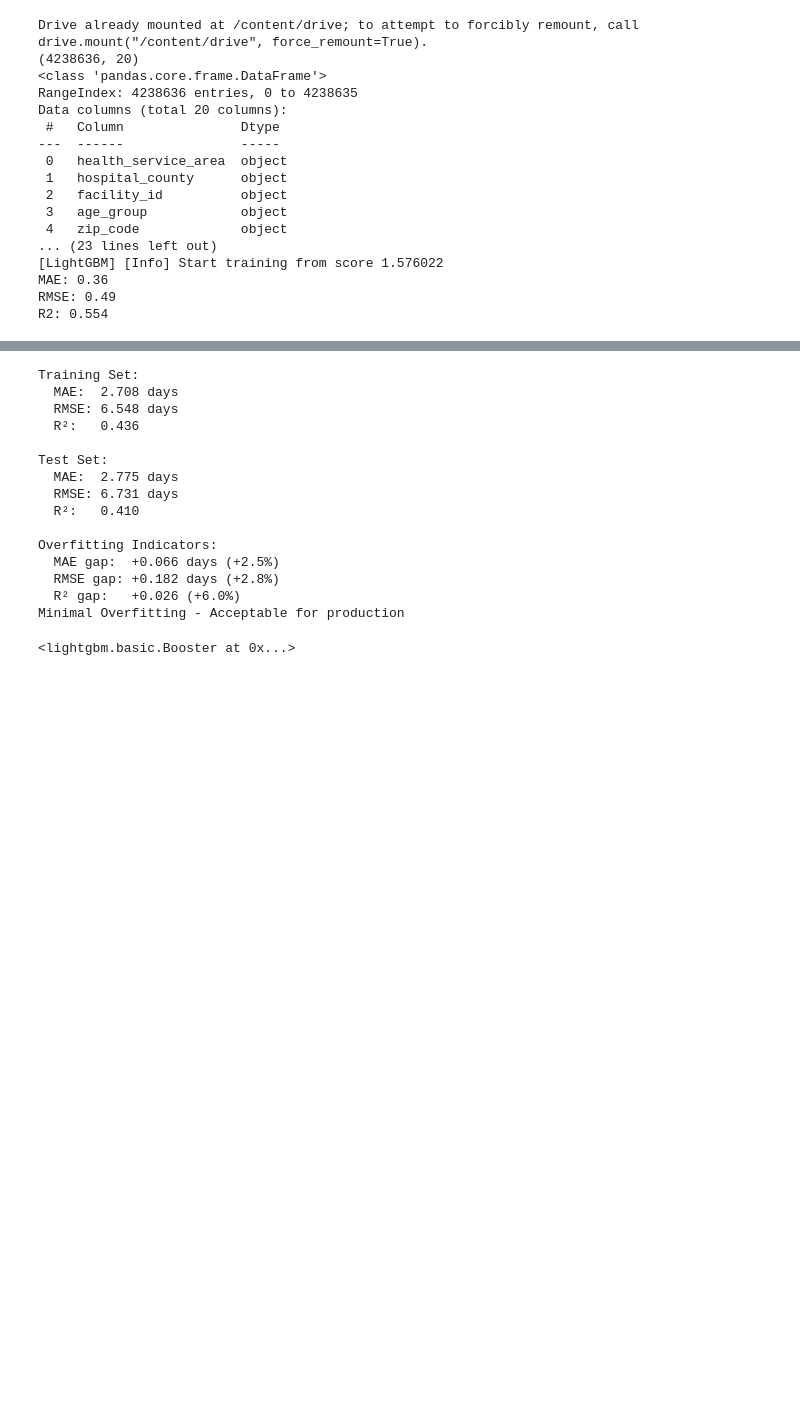
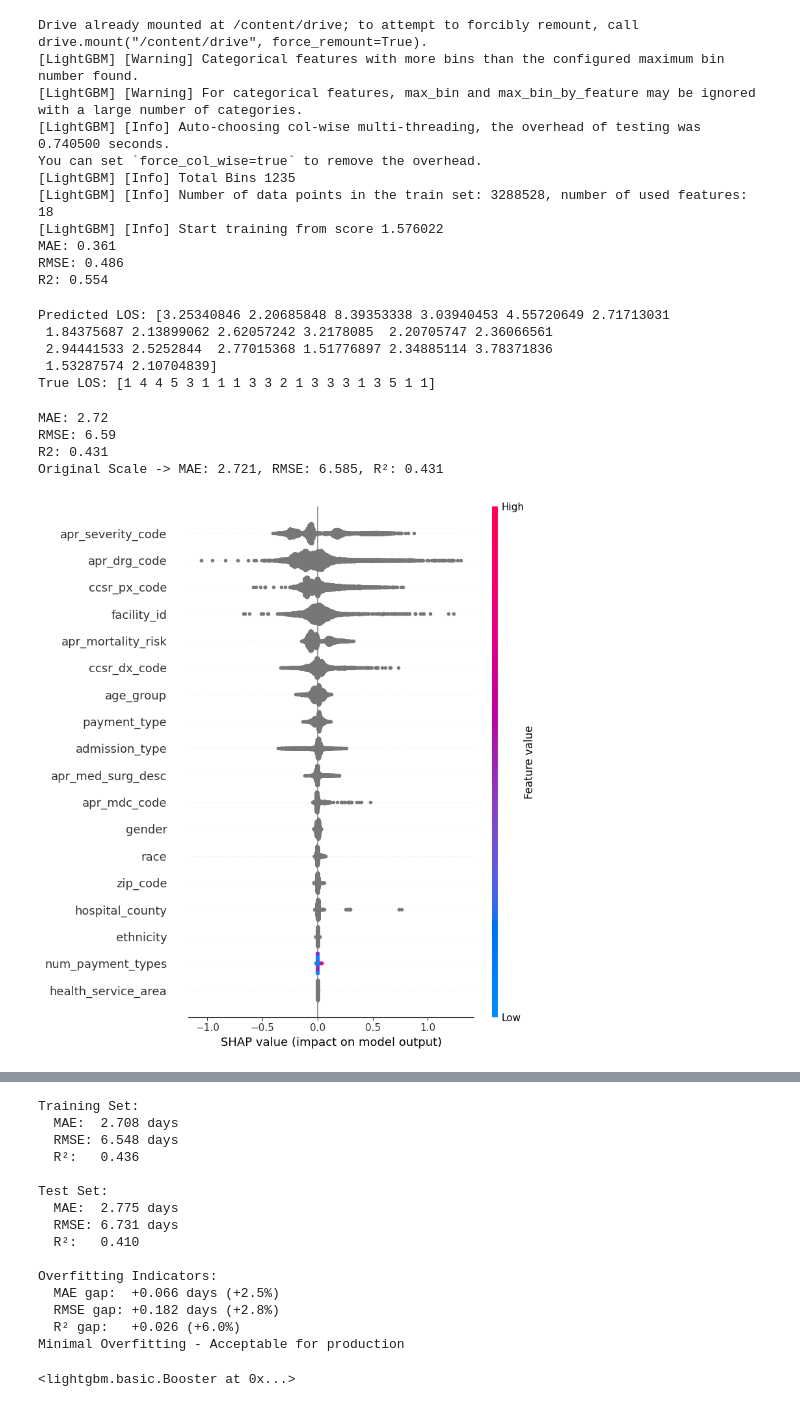
Before and after one commit to hannaginther/ENGG680_2025_Fall, a Jupyter notebook: LightGBM.ipynb, the cells around one changed output, grey strips where cells are left out. Drawn from its saved outputs; the diff is of its cells as text; code cells hidden in the pictures; blank space fills up the shorter version.

```diff
--- a/LightGBM.ipynb
+++ b/LightGBM.ipynb
@@ -3,17 +3,16 @@
 # %%
 import pandas as pd
 import numpy as np
+import matplotlib.pyplot as plt
 from google.colab import drive
 from sklearn.model_selection import train_test_split
 from sklearn.metrics import mean_absolute_error, mean_squared_error, r2_score
 import lightgbm as lgb
+import shap
 
 drive.mount('/content/drive')
 path = "/content/drive/MyDrive/model_df_clf_v2.feather"
 data = pd.read_feather(path)
-
-print(data.shape)
-data.info()
 
 
 #Convert numerical, drop data with missing LOS, & drop patients with 'OOS' zip code
@@ -67,24 +66,64 @@ mse = mean_squared_error(y_test, y_pred)
 rmse = mse ** 0.5
 r2 = r2_score(y_test, y_pred)
 
-print(f"MAE: {mae:.2f}")
-print(f"RMSE: {rmse:.2f}")
+print(f"MAE: {mae:.3f}")
+print(f"RMSE: {rmse:.3f}")
 print(f"R2: {r2:.3f}")
 # %% [output]
 Drive already mounted at /content/drive; to attempt to forcibly remount, call drive.mount("/content/drive", force_remount=True).
-(4238636, 20)
-<class 'pandas.core.frame.DataFrame'>
-RangeIndex: 4238636 entries, 0 to 4238635
-Data columns (total 20 columns):
- #   Column               Dtype
----  ------               -----
- 0   health_service_area  object
- 1   hospital_county      object
- 2   facility_id          object
- 3   age_group            object
- 4   zip_code             object
-... (23 lines left out)
+[LightGBM] [Warning] Categorical features with more bins than the configured maximum bin number found.
+[LightGBM] [Warning] For categorical features, max_bin and max_bin_by_feature may be ignored with a large number of categories.
+[LightGBM] [Info] Auto-choosing col-wise multi-threading, the overhead of testing was 0.740500 seconds.
+You can set `force_col_wise=true` to remove the overhead.
+[LightGBM] [Info] Total Bins 1235
+[LightGBM] [Info] Number of data points in the train set: 3288528, number of used features: 18
 [LightGBM] [Info] Start training from score 1.576022
-MAE: 0.36
-RMSE: 0.49
+MAE: 0.361
+RMSE: 0.486
 R2: 0.554
+# %%
+#Predicting log Scale
+y_pred_log = model.predict(X)
+
+#Converting predictions back to original LOS
+y_pred = np.expm1(y_pred_log)
+
+y_true = data['length_of_stay'].values
+
+#Using 20 rows for predicting
+print("Predicted LOS:", y_pred[:20])
+print("True LOS:", y_true[:20])
+# %% [output]
+Predicted LOS: [3.25340846 2.20685848 8.39353338 3.03940453 4.55720649 2.71713031
+ 1.84375687 2.13899062 2.62057242 3.2178085  2.20705747 2.36066561
+ 2.94441533 2.5252844  2.77015368 1.51776897 2.34885114 3.78371836
+ 1.53287574 2.10704839]
+True LOS: [1 4 4 5 3 1 1 1 3 3 2 1 3 3 3 1 3 5 1 1]
+# %%
+#LOG-Transformed Metrics
+mae = mean_absolute_error(y_true, y_pred)
+rmse = np.sqrt(mean_squared_error(y_true, y_pred))
+r2 = r2_score(y_true, y_pred)
+
+print(f"MAE: {mae:.2f}")
+print(f"RMSE: {rmse:.2f}")
+print(f"R2: {r2:.3f}")
+
+print(f"Original Scale -> MAE: {mae:.3f}, RMSE: {rmse:.3f}, R²: {r2:.3f}")
+# %% [output]
+MAE: 2.72
+RMSE: 6.59
+R2: 0.431
+Original Scale -> MAE: 2.721, RMSE: 6.585, R²: 0.431
+# %%
+#Sample size
+sample_idx = np.random.choice(X.index, size=10000, replace=False)
+X_sample = X.loc[sample_idx]
+
+explainer = shap.TreeExplainer(model)
+shap_values = explainer.shap_values(X_sample)
+
+# Summary plot of how each feature affects model’s predictions
+shap.summary_plot(shap_values, X_sample)
+# %% [output]
+[figure, added]
```
Also changed, not shown: parts of 3 cells of this notebook.
